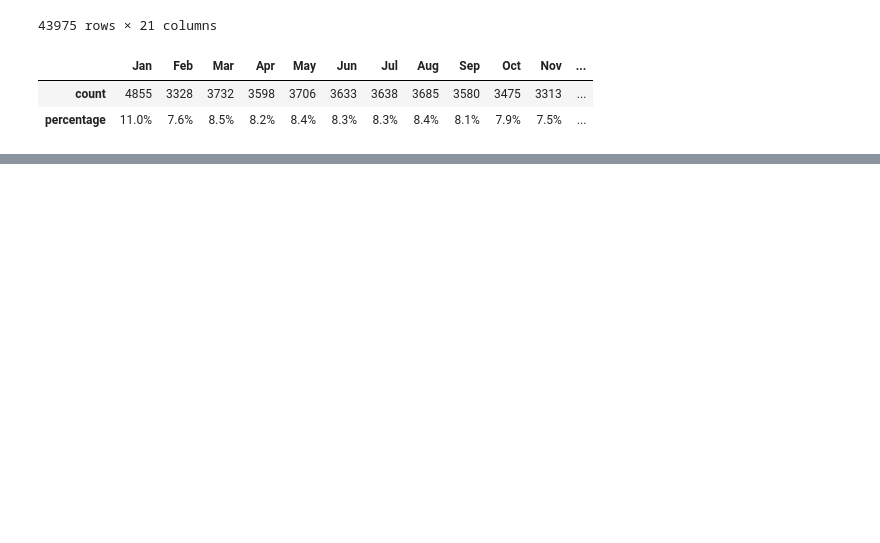
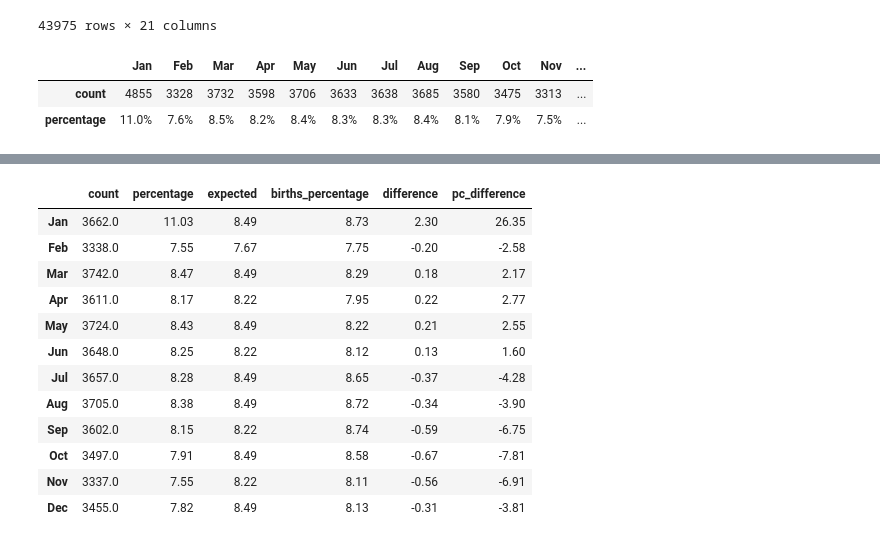
Before and after one commit to OjasSB/DS105, a Jupyter notebook: notebooks/GP.ipynb, the cells around one changed output, grey strips where cells are left out. Drawn from its saved outputs; the diff is of its cells as text; code cells hidden in the pictures; blank space fills up the shorter version.

```diff
--- a/notebooks/GP.ipynb
+++ b/notebooks/GP.ipynb
@@ -309,0 +329,18 @@ monthly_df.transpose()
+# %%
+df.loc['Jan', 'count'] = (df.loc['Jan', 'count'] - (df_jan.query("birth_date.dt.day==1").shape[0]))*31/30
+df.loc['Jan', 'count'] = df.loc['Jan', 'count'].round(0)
+df
+# %% [output]
+|  | count | percentage | expected | births_percentage | difference | pc_difference |
+| Jan | 3662.0 | 11.03 | 8.49 | 8.73 | 2.30 | 26.35 |
+| Feb | 3338.0 | 7.55 | 7.67 | 7.75 | -0.20 | -2.58 |
+| Mar | 3742.0 | 8.47 | 8.49 | 8.29 | 0.18 | 2.17 |
+| Apr | 3611.0 | 8.17 | 8.22 | 7.95 | 0.22 | 2.77 |
+| May | 3724.0 | 8.43 | 8.49 | 8.22 | 0.21 | 2.55 |
+| Jun | 3648.0 | 8.25 | 8.22 | 8.12 | 0.13 | 1.60 |
+| Jul | 3657.0 | 8.28 | 8.49 | 8.65 | -0.37 | -4.28 |
+| Aug | 3705.0 | 8.38 | 8.49 | 8.72 | -0.34 | -3.90 |
+| Sep | 3602.0 | 8.15 | 8.22 | 8.74 | -0.59 | -6.75 |
+| Oct | 3497.0 | 7.91 | 8.49 | 8.58 | -0.67 | -7.81 |
+| Nov | 3337.0 | 7.55 | 8.22 | 8.11 | -0.56 | -6.91 |
+| Dec | 3455.0 | 7.82 | 8.49 | 8.13 | -0.31 | -3.81 |
```
Also changed, not shown: parts of 7 cells of this notebook.
